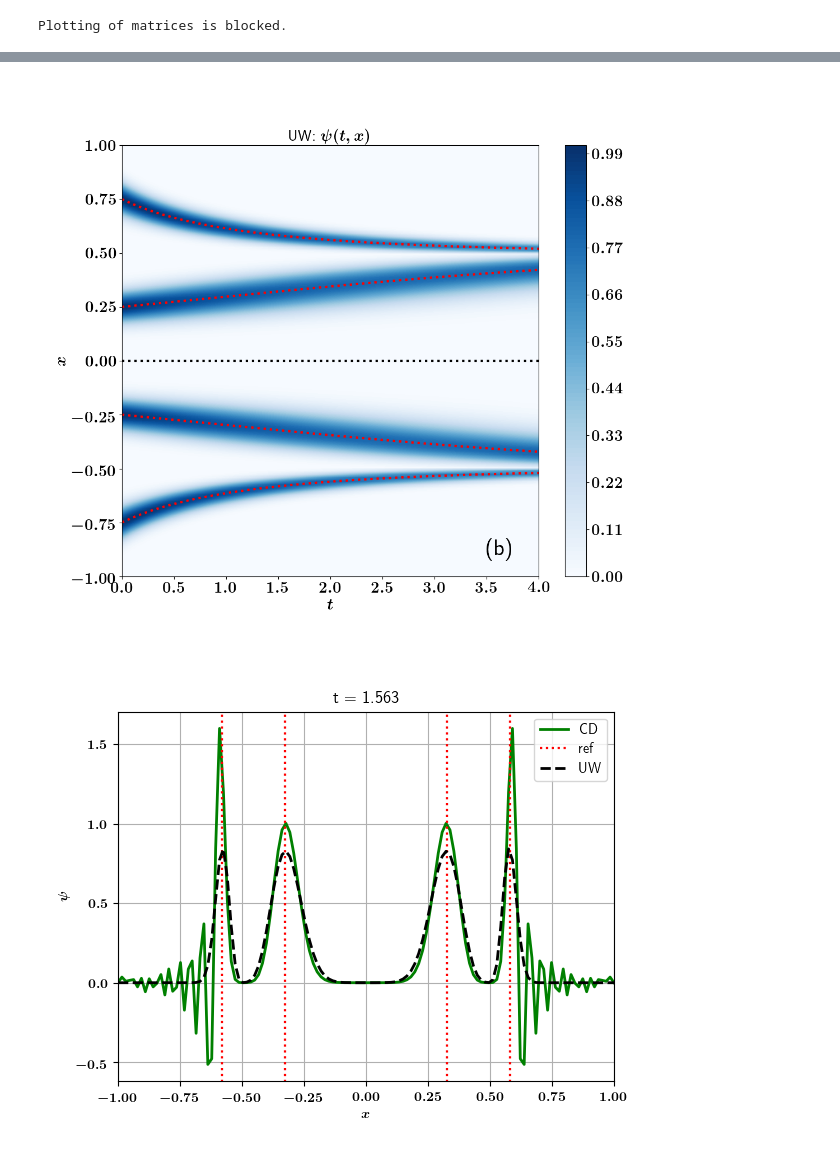
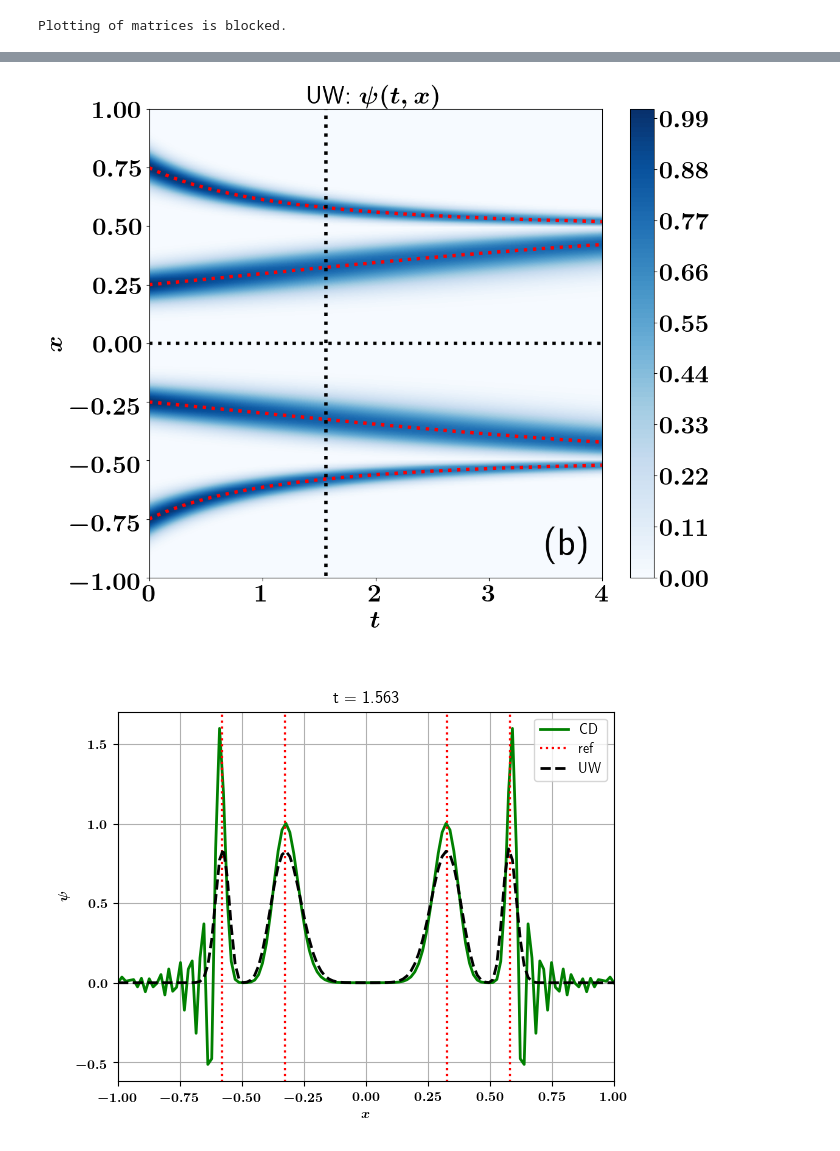
Before and after one commit to QuCF/scripts-py, a Jupyter notebook: jupyter-notebooks/NL/KvN-two-attractors.ipynb, the cells around one changed output, grey strips where cells are left out. Saved outputs shown, nothing was run; the diff lists cells and outputs as text; code cells hidden in the pictures.

```diff
--- a/jupyter-notebooks/NL/KvN-two-attractors.ipynb
+++ b/jupyter-notebooks/NL/KvN-two-attractors.ipynb
@@ -241,39 +241,47 @@ if flag_sim_:
     # psi_tx_plot, mean_t_plot, str_title, str_fig = psi_tx_matrix_CD, mean_t_CD, "CD: ", "(a)"
     psi_tx_plot, mean_t_plot, str_title, str_fig = psi_tx_matrix_UW, mean_t_UW, "UW: ", "(b)"
 
-    fontsize = 20
+    fontsize = 30
+    linewidth = 4
 
     # --- Plotting ---
     XX, YY = np.meshgrid(t, x)
     fig_tx = plt.figure(figsize=(12, 10))
     ax = fig_tx.add_subplot(111)
     cs = ax.contourf(XX, YY, np.transpose(psi_tx_plot.real), levels=100, cmap=cmap_two_signs_)
 
     # cb = fig_tx.colorbar(cs, ax = ax, format=ticker.FuncFormatter(fmt_))
     cb = fig_tx.colorbar(cs, ax = ax)
     cb.ax.ticklabel_format(style="scientific")
     cb.ax.tick_params(labelsize=fontsize)
 
-    ax.plot(t, mean_t_plot, color='black', linewidth = 3.0, linestyle=':', label="mean")
+    ax.plot(t, mean_t_plot, color='black', linewidth = linewidth, linestyle=':', label="mean")
 
-    ax.plot(t, sol_refs[0], color='r', linewidth = 3.0, linestyle=':', label="ref")
+    ax.plot(t, sol_refs[0], color='r', linewidth = linewidth, linestyle=':', label="ref")
     for i_ref in range(1,len(sol_refs)):
-        ax.plot(t, sol_refs[i_ref], color='r', linewidth = 3.0, linestyle=':')
+        ax.plot(t, sol_refs[i_ref], color='r', linewidth = linewidth, linestyle=':')
+
+    t_point = 1.563
+    ax.axvline(
+        t_point,
+        ymin = ax.get_ylim()[0], ymax = ax.get_ylim()[1]*2,
+        color = "black", linewidth = linewidth, linestyle = ":"
+    )
 
     # ax.legend()
     ax.set_xlabel('$t$', fontsize = fontsize)
     ax.set_ylabel('$x$', fontsize = fontsize)
     ax.set_title(str_title + '$\psi(t,x)$', fontsize = fontsize)
     ax.set_xlim(0, t_max)
     ax.set_ylim(-x_max, x_max)
     ax.tick_params(axis='both', which='major', labelsize=fontsize)
     ax.text(3.5, -0.9, str_fig, fontsize=1.5*fontsize)
 
     del fontsize, fig_tx
 else:
     print("Simulations are blocked.")
 # %% [output]
-[figure, old version]
+[figure, new version]
 # %%
 # ---------------------------------------------------------------------------------------------------
 # --- Plot psi(x) at different t ---
```
Also changed, not shown: parts of 3 cells of this notebook, 1 other file.
